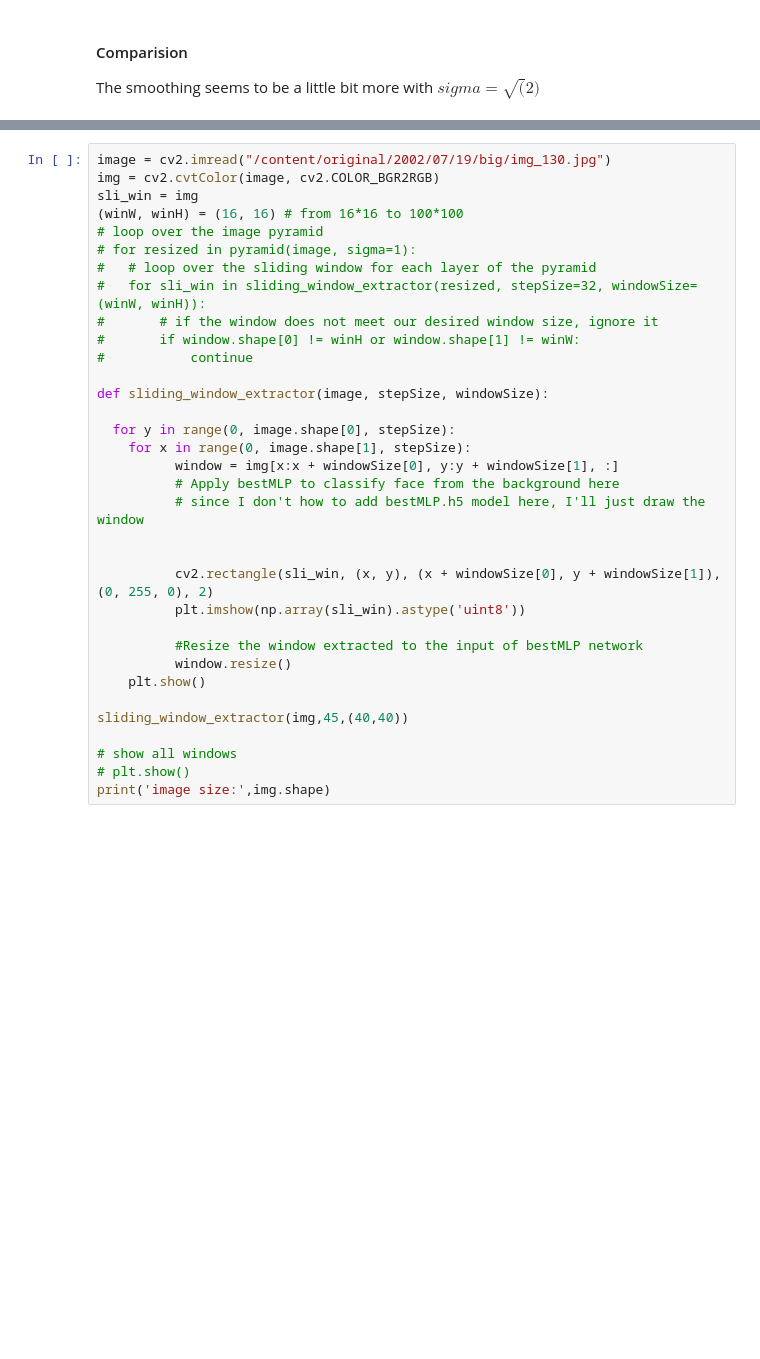
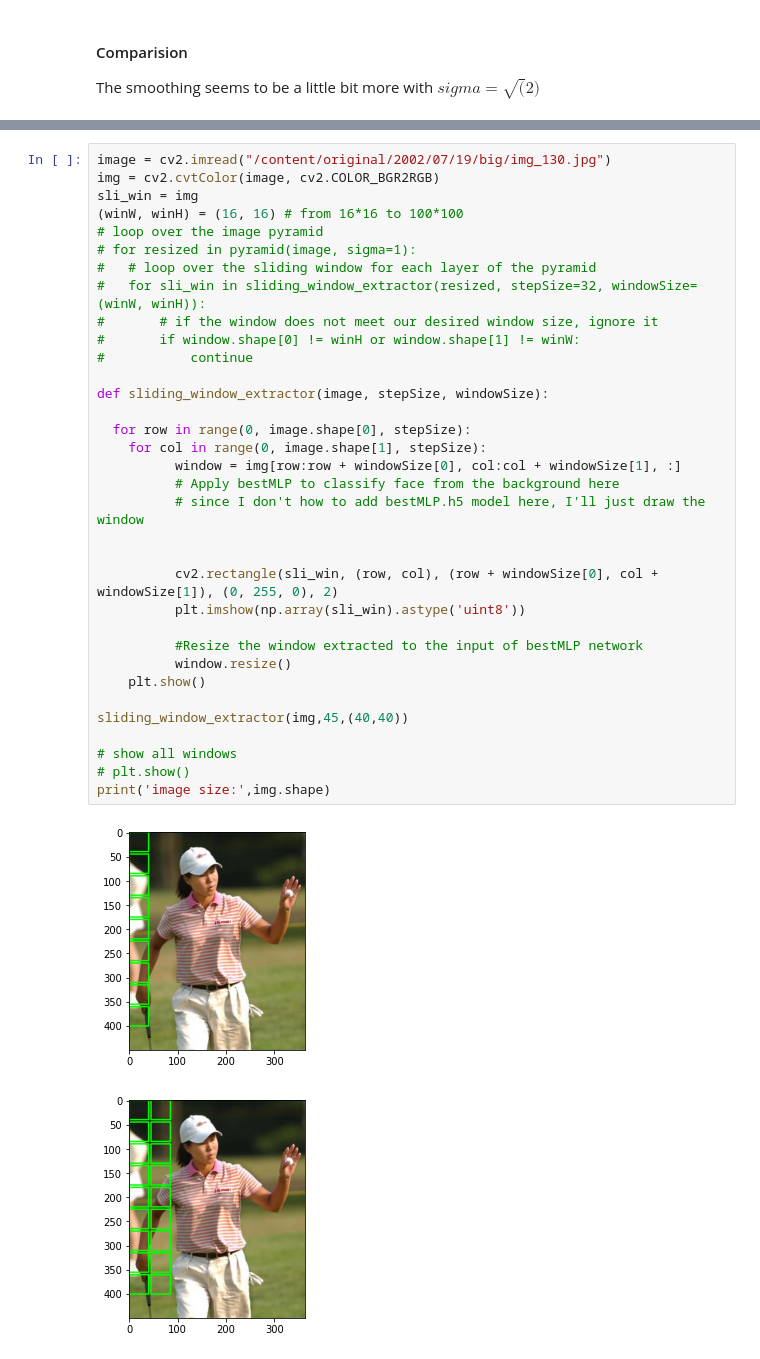
Before and after one commit to bhomaidan1990/Computer_Vision_Labs, a Jupyter notebook: CV_Lab_3.ipynb, the cells around one changed output, grey strips where cells are left out. Saved outputs shown, nothing was run; the diff lists cells and outputs as text; blank space fills up the shorter version.

```diff
--- a/CV_Lab_3.ipynb
+++ b/CV_Lab_3.ipynb
@@ -350,34 +405,37 @@ The smoothing seems to be a little bit more with $sigma = \sqrt(2)$
 # %%
 image = cv2.imread("/content/original/2002/07/19/big/img_130.jpg")
 img = cv2.cvtColor(image, cv2.COLOR_BGR2RGB)
 sli_win = img
 (winW, winH) = (16, 16) # from 16*16 to 100*100
 # loop over the image pyramid
 # for resized in pyramid(image, sigma=1):
 # 	# loop over the sliding window for each layer of the pyramid
 # 	for sli_win in sliding_window_extractor(resized, stepSize=32, windowSize=(winW, winH)):
 # 		# if the window does not meet our desired window size, ignore it
 # 		if window.shape[0] != winH or window.shape[1] != winW:
 # 			continue
 
 def sliding_window_extractor(image, stepSize, windowSize):
 
-  for y in range(0, image.shape[0], stepSize):
-    for x in range(0, image.shape[1], stepSize):
-          window = img[x:x + windowSize[0], y:y + windowSize[1], :]
+  for row in range(0, image.shape[0], stepSize):
+    for col in range(0, image.shape[1], stepSize):
+          window = img[row:row + windowSize[0], col:col + windowSize[1], :]
           # Apply bestMLP to classify face from the background here
           # since I don't how to add bestMLP.h5 model here, I'll just draw the window
 
 
-          cv2.rectangle(sli_win, (x, y), (x + windowSize[0], y + windowSize[1]), (0, 255, 0), 2)
+          cv2.rectangle(sli_win, (row, col), (row + windowSize[0], col + windowSize[1]), (0, 255, 0), 2)
           plt.imshow(np.array(sli_win).astype('uint8'))
 
           #Resize the window extracted to the input of bestMLP network
           window.resize()
     plt.show()
 
 sliding_window_extractor(img,45,(40,40))
 
 # show all windows
 # plt.show()
 print('image size:',img.shape)
+# %% [output]
+[figure, added]
+[figure, added]
```
Also changed, not shown: parts of 8 cells of this notebook.
